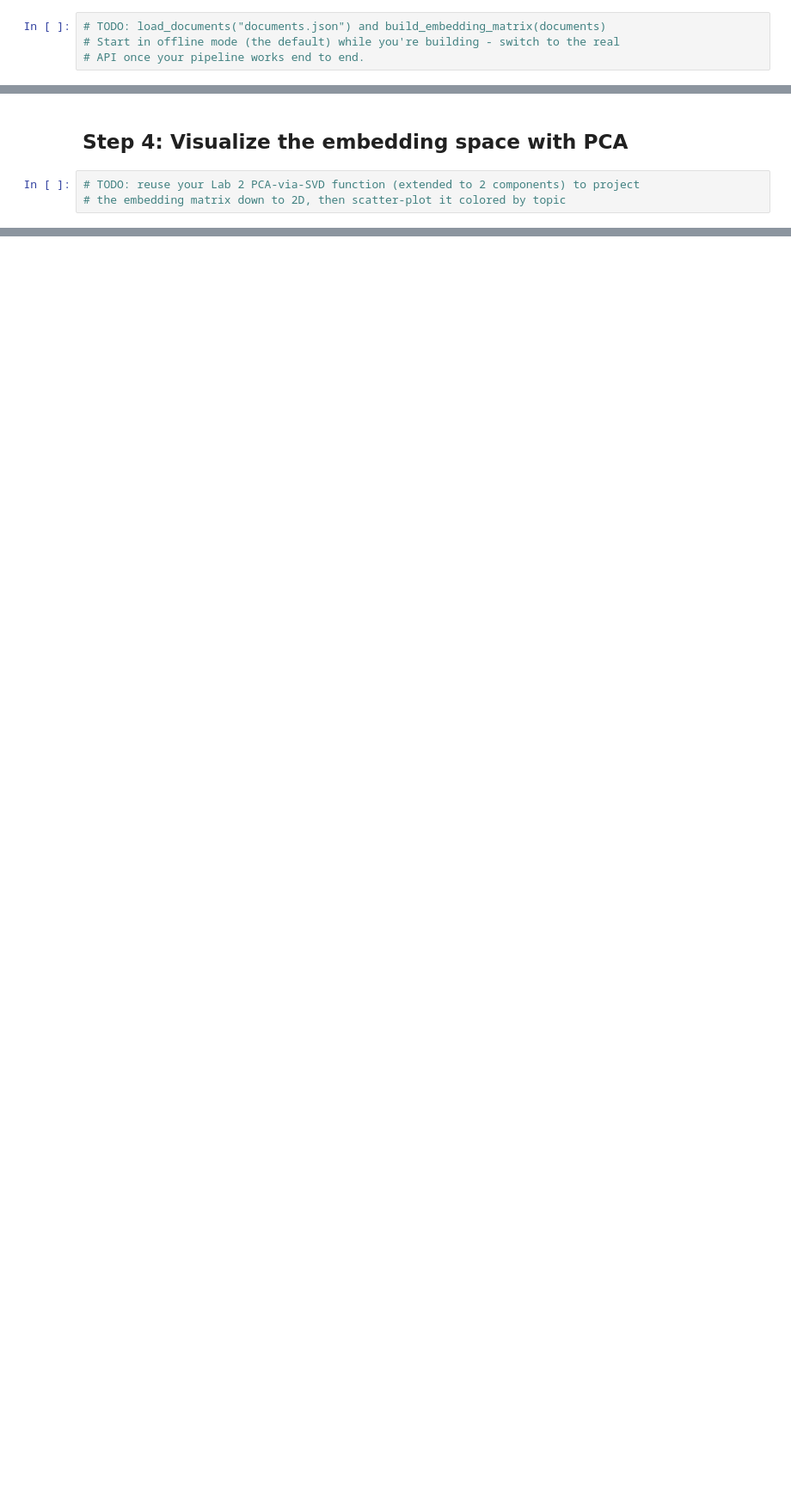
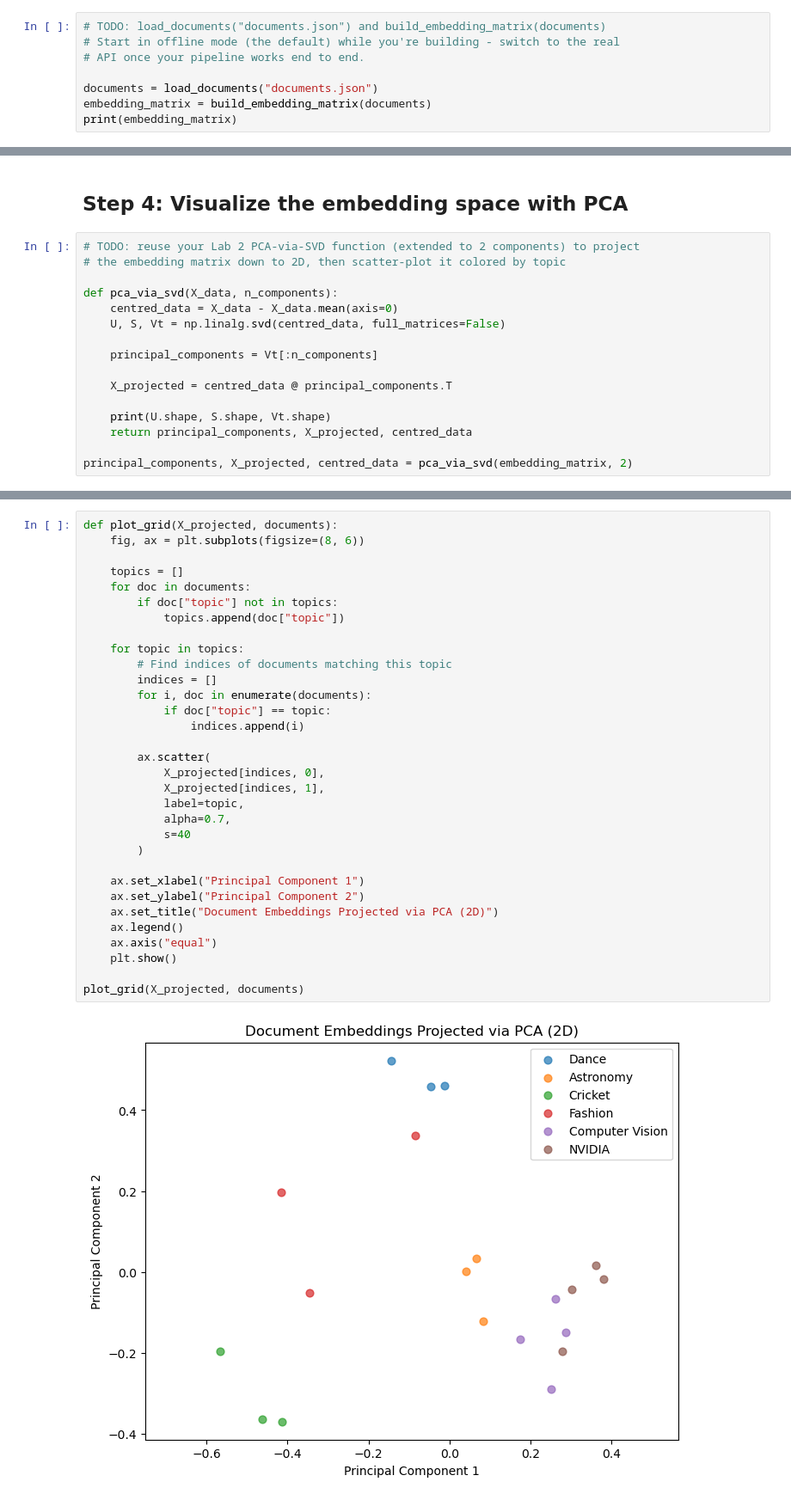
Before and after one commit to pragszz/Python_Programming_Lab3, a Jupyter notebook: semantic_search_starter.ipynb, the cells around one changed output, grey strips where cells are left out. Shown at 86% size. Cells and saved outputs as stored; diff of their text form; blank space fills up the shorter version.

```diff
--- a/semantic_search_starter.ipynb
+++ b/semantic_search_starter.ipynb
@@ -16,3 +16,7 @@ from search import load_documents, build_embedding_matrix, search
 # TODO: load_documents("documents.json") and build_embedding_matrix(documents)
 # Start in offline mode (the default) while you're building - switch to the real
 # API once your pipeline works end to end.
+
+documents = load_documents("documents.json")
+embedding_matrix = build_embedding_matrix(documents)
+print(embedding_matrix)
@@ -26,3 +55,16 @@ from search import load_documents, build_embedding_matrix, search
 # %%
 # TODO: reuse your Lab 2 PCA-via-SVD function (extended to 2 components) to project
 # the embedding matrix down to 2D, then scatter-plot it colored by topic
+
+def pca_via_svd(X_data, n_components):
+    centred_data = X_data - X_data.mean(axis=0)
+    U, S, Vt = np.linalg.svd(centred_data, full_matrices=False)
+
+    principal_components = Vt[:n_components]
+
+    X_projected = centred_data @ principal_components.T
+
+    print(U.shape, S.shape, Vt.shape)
+    return principal_components, X_projected, centred_data
+
+principal_components, X_projected, centred_data = pca_via_svd(embedding_matrix, 2)
@@ -28,0 +73,34 @@ from search import load_documents, build_embedding_matrix, search
+# %%
+def plot_grid(X_projected, documents):
+    fig, ax = plt.subplots(figsize=(8, 6))
+
+    topics = []
+    for doc in documents:
+        if doc["topic"] not in topics:
+            topics.append(doc["topic"])
+
+    for topic in topics:
+        # Find indices of documents matching this topic
+        indices = []
+        for i, doc in enumerate(documents):
+            if doc["topic"] == topic:
+                indices.append(i)
+
+        ax.scatter(
+            X_projected[indices, 0],
+            X_projected[indices, 1],
+            label=topic,
+            alpha=0.7,
+            s=40
+        )
+
+    ax.set_xlabel("Principal Component 1")
+    ax.set_ylabel("Principal Component 2")
+    ax.set_title("Document Embeddings Projected via PCA (2D)")
+    ax.legend()
+    ax.axis("equal")
+    plt.show()
+
+plot_grid(X_projected, documents)
+# %% [output]
+[figure, added]
```
Also changed, not shown: parts of 3 cells of this notebook.
